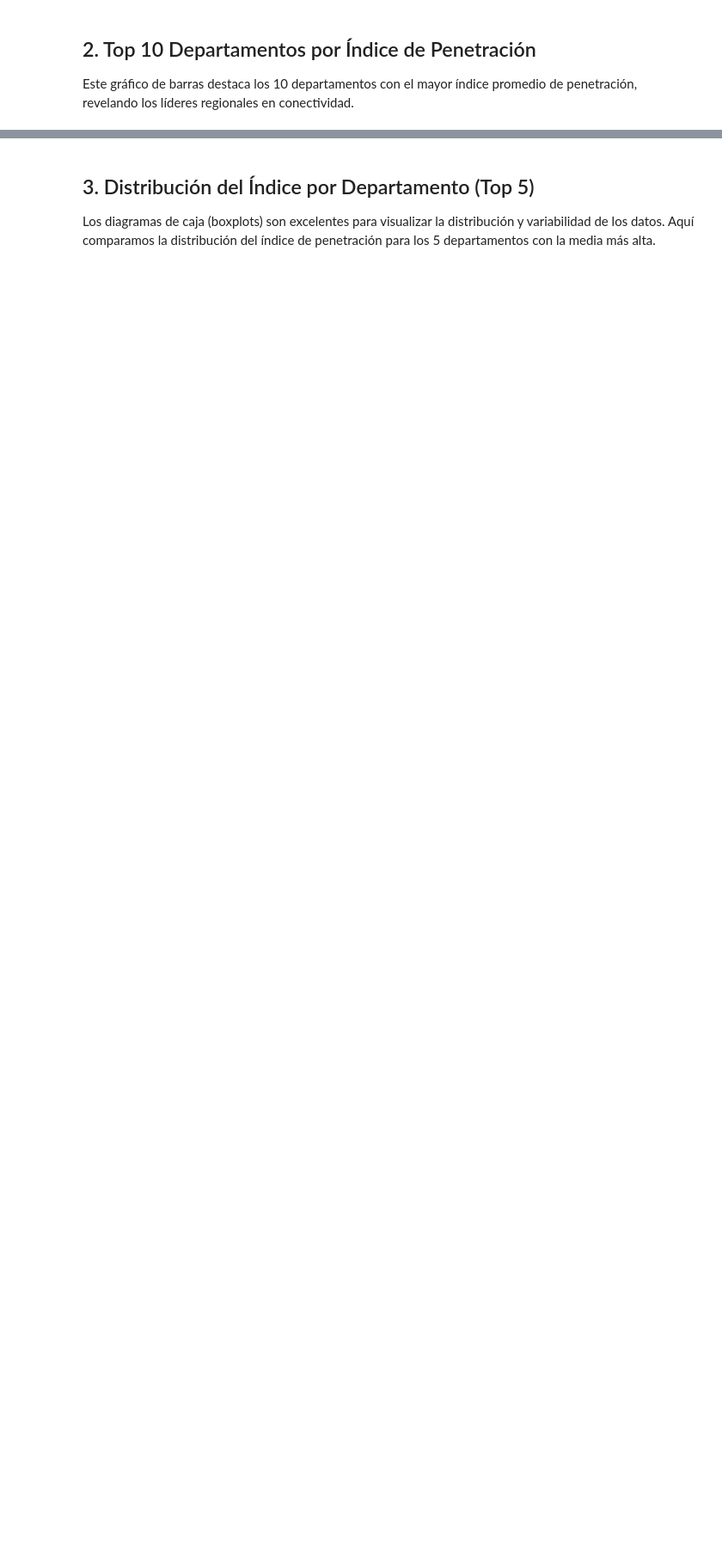
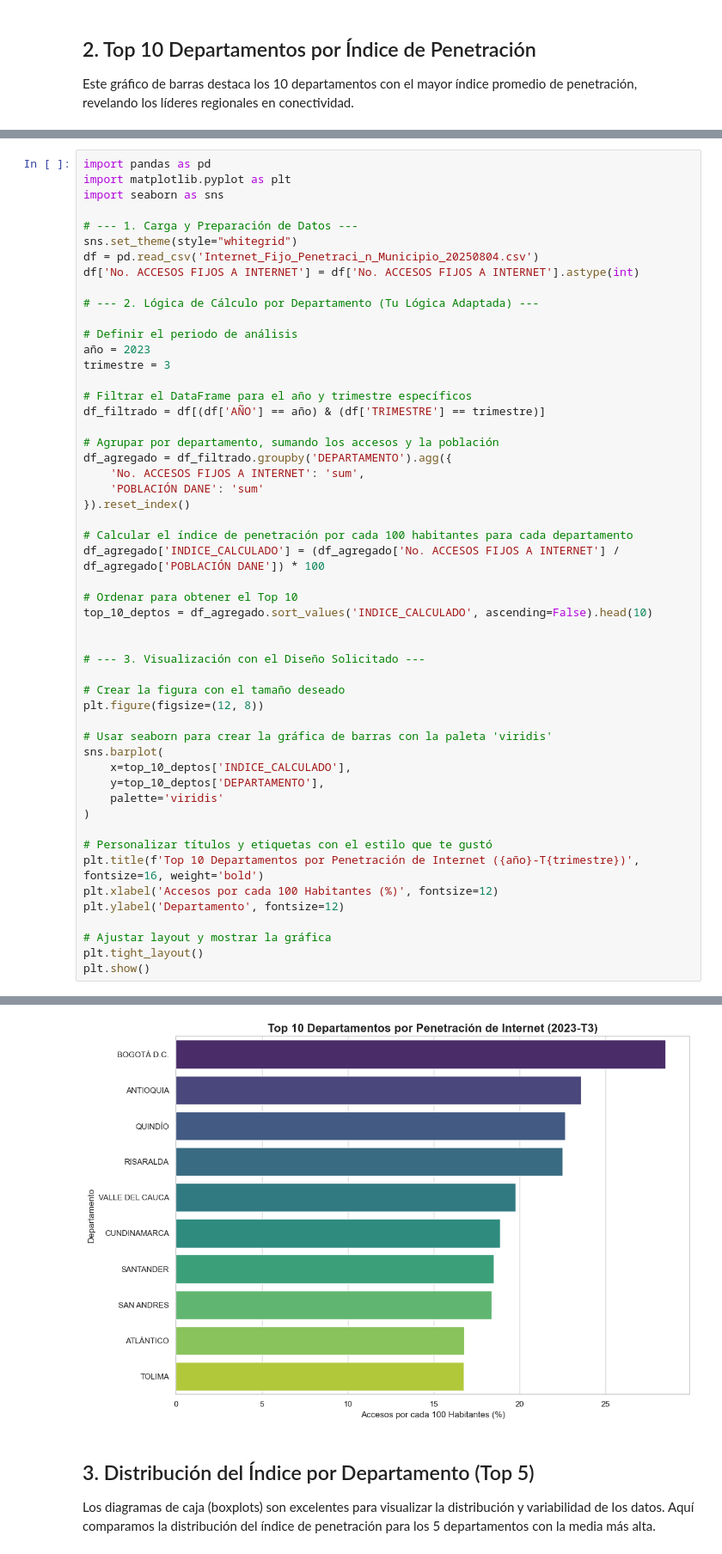
Before and after one commit to AlejandroOrregoRoldan/Proyecto-An-lisis-de-datos, a Jupyter notebook: pp.ipynb, the cells around one changed output, grey strips where cells are left out. Shown: that part at 86% size. Cells and saved outputs as stored; diff of their text form; blank space fills up the shorter version.

```diff
--- a/pp.ipynb
+++ b/pp.ipynb
@@ -81,0 +69,53 @@ Passing `palette` without assigning `hue` is deprecated and will be removed in v
+# %%
+import pandas as pd
+import matplotlib.pyplot as plt
+import seaborn as sns
+
+# --- 1. Carga y Preparación de Datos ---
+sns.set_theme(style="whitegrid")
+df = pd.read_csv('Internet_Fijo_Penetraci_n_Municipio_20250804.csv')
+df['No. ACCESOS FIJOS A INTERNET'] = df['No. ACCESOS FIJOS A INTERNET'].astype(int)
+
+# --- 2. Lógica de Cálculo por Departamento (Tu Lógica Adaptada) ---
+
+# Definir el periodo de análisis
+año = 2023
+trimestre = 3
+
+# Filtrar el DataFrame para el año y trimestre específicos
+df_filtrado = df[(df['AÑO'] == año) & (df['TRIMESTRE'] == trimestre)]
+
+# Agrupar por departamento, sumando los accesos y la población
+df_agregado = df_filtrado.groupby('DEPARTAMENTO').agg({
+    'No. ACCESOS FIJOS A INTERNET': 'sum',
+    'POBLACIÓN DANE': 'sum'
+}).reset_index()
+
+# Calcular el índice de penetración por cada 100 habitantes para cada departamento
+df_agregado['INDICE_CALCULADO'] = (df_agregado['No. ACCESOS FIJOS A INTERNET'] / df_agregado['POBLACIÓN DANE']) * 100
+
+# Ordenar para obtener el Top 10
+top_10_deptos = df_agregado.sort_values('INDICE_CALCULADO', ascending=False).head(10)
+
+
+# --- 3. Visualización con el Diseño Solicitado ---
+
+# Crear la figura con el tamaño deseado
+plt.figure(figsize=(12, 8))
+
+# Usar seaborn para crear la gráfica de barras con la paleta 'viridis'
+sns.barplot(
+    x=top_10_deptos['INDICE_CALCULADO'],
+    y=top_10_deptos['DEPARTAMENTO'],
+    palette='viridis'
+)
+
+# Personalizar títulos y etiquetas con el estilo que te gustó
+plt.title(f'Top 10 Departamentos por Penetración de Internet ({año}-T{trimestre})', fontsize=16, weight='bold')
+plt.xlabel('Accesos por cada 100 Habitantes (%)', fontsize=12)
+plt.ylabel('Departamento', fontsize=12)
+
+# Ajustar layout y mostrar la gráfica
+plt.tight_layout()
+plt.show()
+# %% [output]
@@ -82,3 +125,4 @@ Passing `palette` without assigning `hue` is deprecated and will be removed in v
+[figure, added]
 # %% [markdown]
 ## 3. Distribución del Índice por Departamento (Top 5)
 Los diagramas de caja (boxplots) son excelentes para visualizar la distribución y variabilidad de los datos. Aquí comparamos la distribución del índice de penetración para los 5 departamentos con la media más alta.
```
Also changed, not shown: parts of 3 cells of this notebook, 11 other files.
